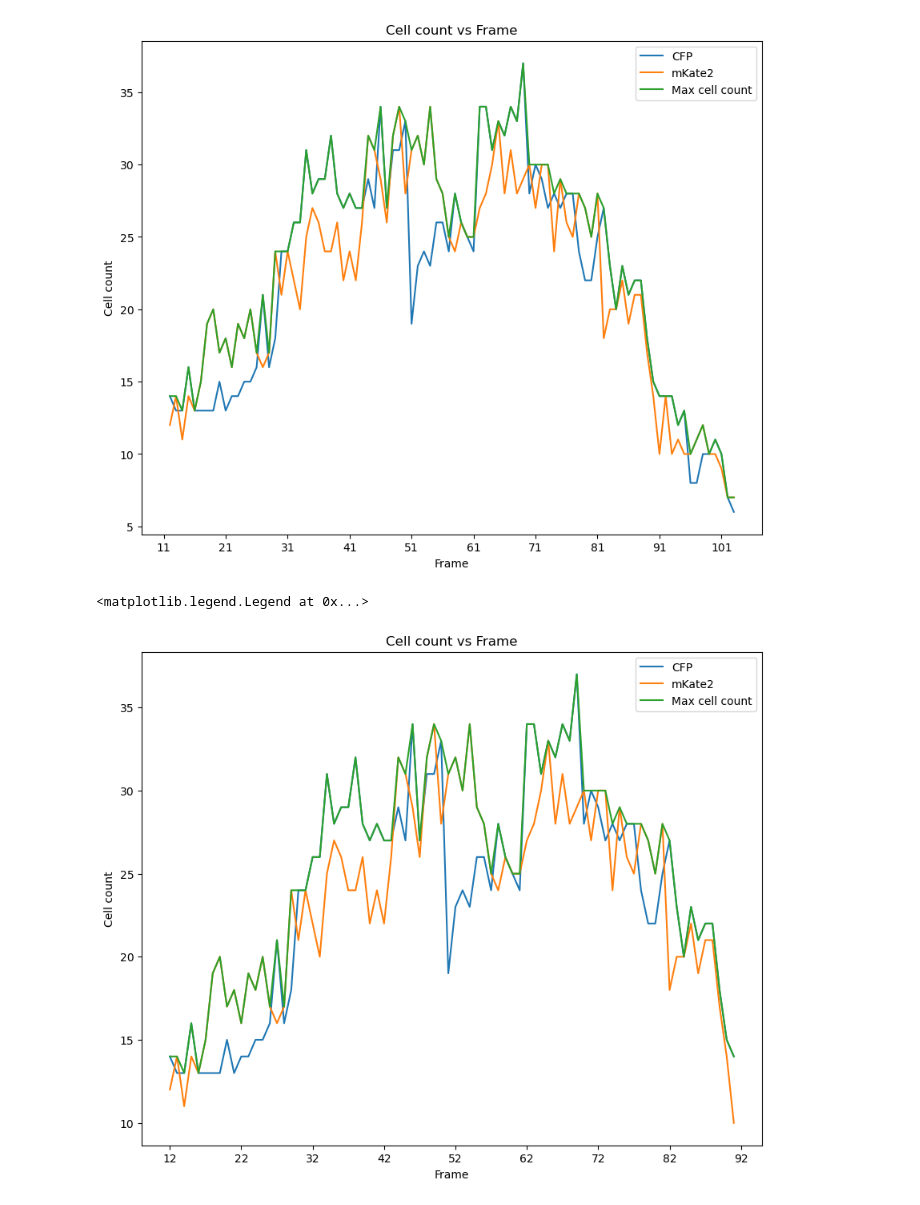
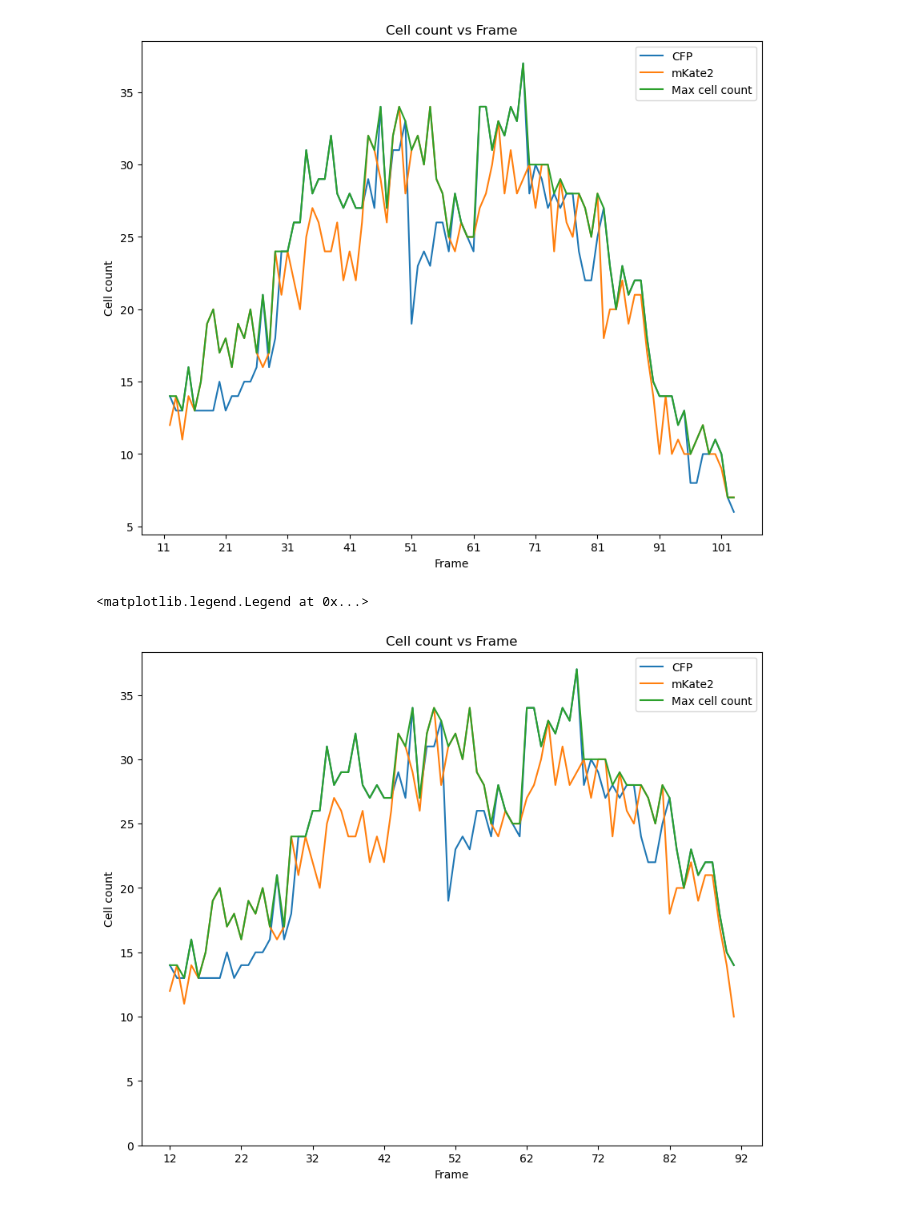
Before and after one commit to degtrdg/spheroid-analysis, a Jupyter notebook: cell_seg_data_aug.ipynb, the cells around one changed output. Cells and saved outputs as stored; diff of their text form; code cells hidden in the pictures.

```diff
--- a/cell_seg_data_aug.ipynb
+++ b/cell_seg_data_aug.ipynb
@@ -96,31 +96,29 @@ plt.legend()
 # %%
 # Change data to only include frames 12-91
 # List of tuples of the form (blue, red)
-red_offset = [cv2.warpAffine(red[i],M,(cols,rows)) for i in range(12,92)]
-blue_composite = [(blue[i], composite[i]) for i in range(12,92)]
-
 # Check number of cells in each frame using the segmentation masks
 frames = []
 for i in range(12,92):
     frames.append(i)
 cell_counts = []
 for i in range(12,92):
     cell_counts.append(plots.cell_count(i))
 
 cell_counts = np.array(cell_counts)
 # Plot cell count
 plt.figure(figsize=(10,8))
 plt.plot(frames,cell_counts[:,0], label='CFP')
 plt.plot(frames,cell_counts[:,1], label='mKate2')
 plt.plot(frames,np.max(cell_counts, axis=1), label='Max cell count')
 plt.xticks(np.arange(12, 100, step=10))
 plt.xlabel('Frame')
 plt.ylabel('Cell count')
+plt.ylim(0)
 plt.title('Cell count vs Frame')
 plt.legend()
 # %% [output]
 <matplotlib.legend.Legend at 0x...>
-[figure, old version]
+[figure, new version]
 # %%
 # Change data to only include frames 12-91
 # Check number of cells in each frame using the segmentation masks
```
Also changed, not shown: parts of 14 cells of this notebook, 6 other files.
